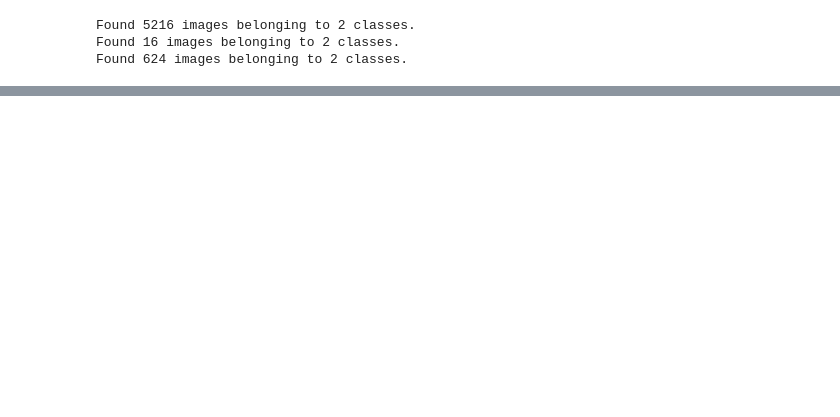
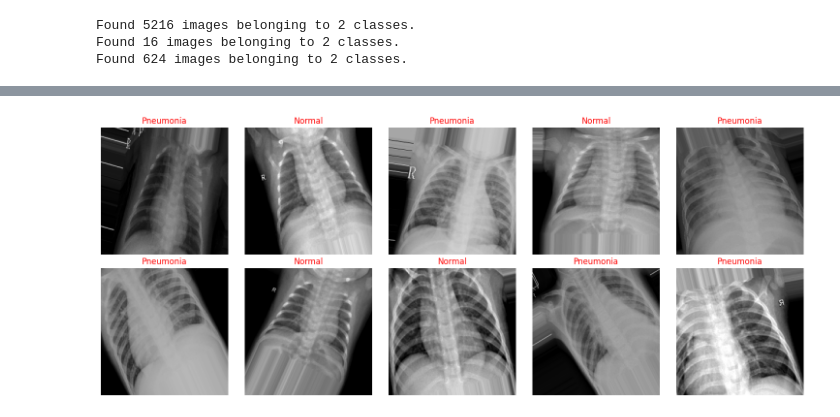
Before and after one commit to nani1606/DLProject, a Jupyter notebook: preprocessing.ipynb, the cells around one changed output, grey strips where cells are left out. Drawn from its saved outputs; the diff is of its cells as text; code cells hidden in the pictures; blank space fills up the shorter version.

Commit message:
Display images from train data

```diff
--- a/preprocessing.ipynb
+++ b/preprocessing.ipynb
@@ -55,0 +107,28 @@ Found 624 images belonging to 2 classes.
+# %%
+import matplotlib.pyplot as plt
+import numpy as np
+
+# Get a batch of images and labels
+image_batch, label_batch = next(train_generator)
+
+# Number of images to display
+num_images = 10
+
+# Iterate over the batch and plot each image
+
+fig, axes = plt.subplots(2, 5, figsize=(15, 6))
+for i in range(num_images):
+    row = i // 5
+    col = i % 5
+    axes[row, col].imshow(image_batch[i])
+    axes[row, col].axis('off')
+
+    # Display label (0 or 1), where 0 might indicate 'Normal' and 1 'Pneumonia'
+    label = label_batch[i]
+    class_name = 'Normal' if label == 0 else 'Pneumonia'
+    axes[row, col].set_title(class_name, color='red')
+
+plt.tight_layout()
+plt.show()
+# %% [output]
+[figure, added]
```
Also changed, not shown: parts of 4 cells of this notebook.
